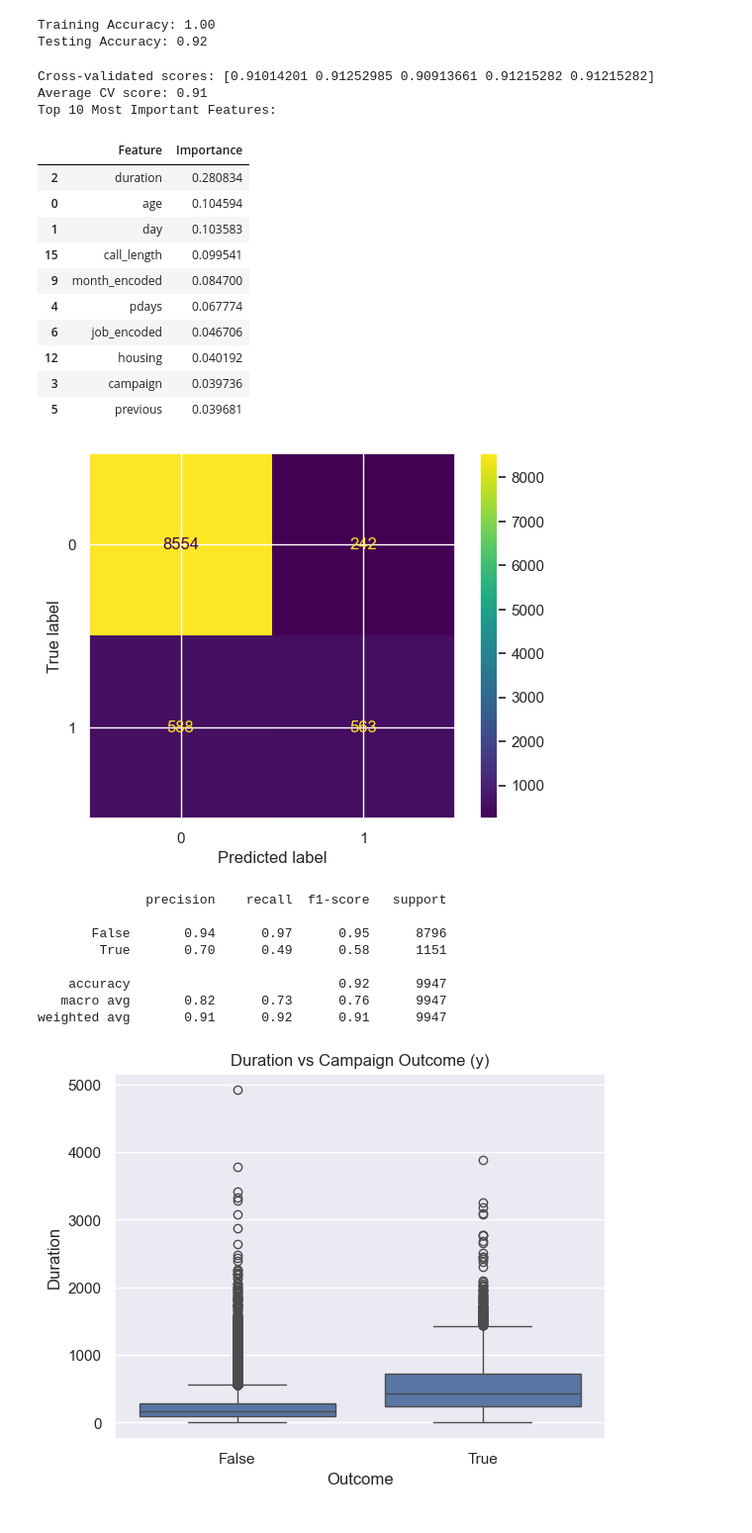
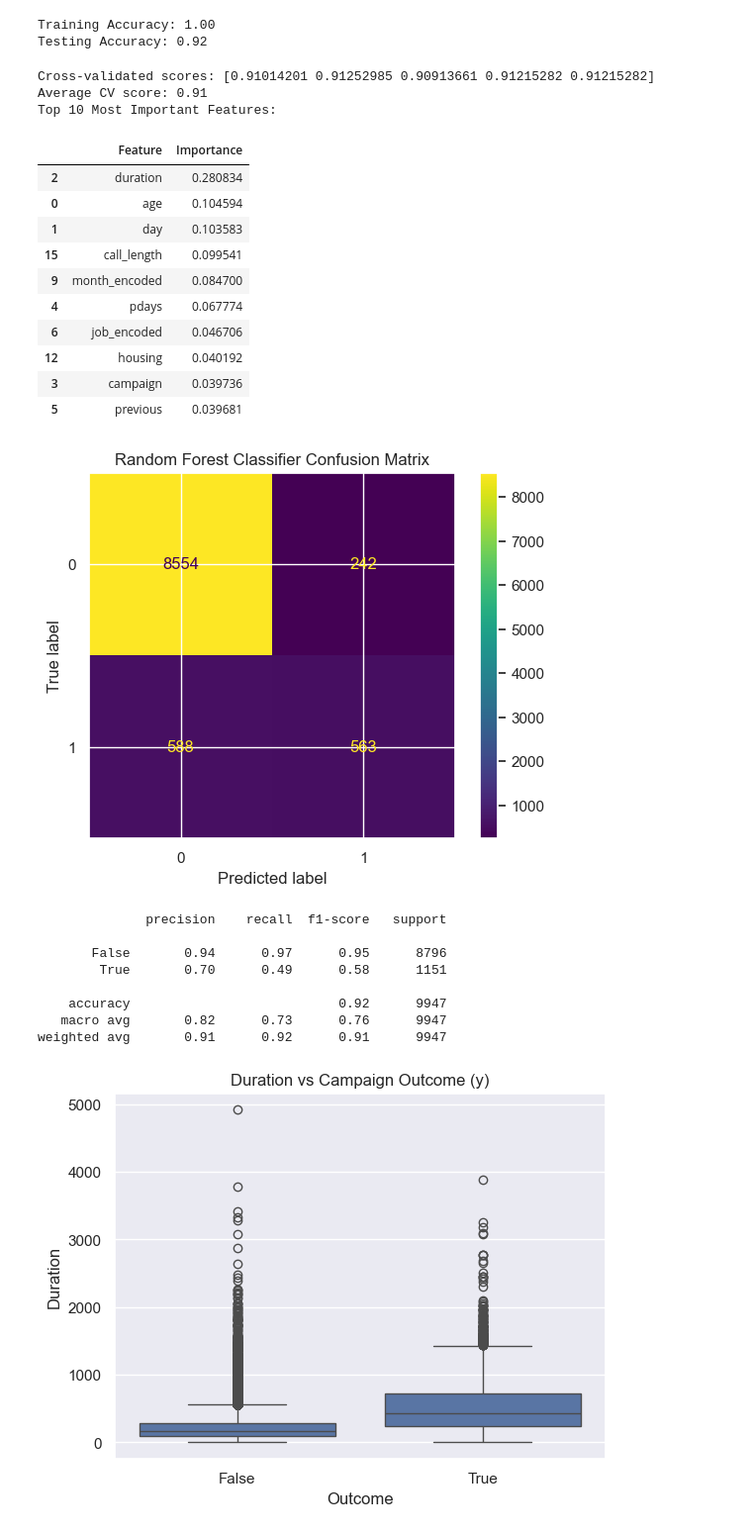
Before and after one commit to nandika-k/Data-Science-Project-2, a Jupyter notebook: Project 2.ipynb, the cells around one changed output. Shown at 99% size. Cells and saved outputs as stored; diff of their text form; code cells hidden in the pictures.

```diff
--- a/Project 2.ipynb
+++ b/Project 2.ipynb
@@ -649,6 +649,11 @@ print(y_train.shape)
 (39785, 16)
 (9947,)
 (39785,)
+# %%
+X_train_RFC = X_train
+X_test_RFC = X_test
+y_train_RFC = y_train
+y_test_RFC = y_test
 # %%
 from sklearn.metrics import accuracy_score
 from sklearn.metrics import confusion_matrix, ConfusionMatrixDisplay, classification_report
@@ -669,24 +674,24 @@ t = 150
 RFC = RandomForestClassifier(n_estimators=t, bootstrap=True, max_features=4, class_weight={0: 1, 1: 4}, random_state=42)
 
 #Train the model
-RFC.fit(X_train, y_train)
-y_predRFC = RFC.predict(X_test)
+RFC.fit(X_train_RFC, y_train_RFC)
+y_predRFC = RFC.predict(X_test_RFC)
 
 #Get training and testing accuracies
-train_accuracyRFC = RFC.score(X_train, y_train)
-test_accuracyRFC = RFC.score(X_test, y_test)
+train_accuracyRFC = RFC.score(X_train_RFC, y_train_RFC)
+test_accuracyRFC = RFC.score(X_test_RFC, y_test_RFC)
 print(f"Training Accuracy: {train_accuracyRFC:.2f}")
 print(f"Testing Accuracy: {test_accuracyRFC:.2f}")
 
 #Get the accuracy score
-accuracyRFC = accuracy_score(y_test, y_predRFC)
+accuracyRFC = accuracy_score(y_test_RFC, y_predRFC)
 # %% [output]
 Training Accuracy: 1.00
 Testing Accuracy: 0.92
 # %%
 from sklearn.model_selection import cross_val_score
 
-scores = cross_val_score(RFC, X_train, y_train, cv=5)
+scores = cross_val_score(RFC, X_train_RFC, y_train_RFC, cv=5)
 print(f"Cross-validated scores: {scores}")
 print(f"Average CV score: {scores.mean():.2f}")
 
@@ -696,37 +701,38 @@ feature_importances = pd.DataFrame({'Feature': X.columns, 'Importance': importan
 feature_importances = feature_importances.sort_values(by='Importance', ascending=False)
 # Display the 10 most important feature
 print("Top 10 Most Important Features:")
 display(feature_importances.head(10))
 
 print("\n\n\n")
 
 # Create and display confusion matrix
-cm = confusion_matrix(y_test, y_predRFC)
+cm = confusion_matrix(y_test_RFC, y_predRFC)
 disp = ConfusionMatrixDisplay(confusion_matrix=cm)
-disp.plot()
+disp.plot(cmap='viridis', colorbar=True)  # <- you can choose cmap here if you want
+plt.title('Random Forest Classifier Confusion Matrix')
 plt.show()
 
 print("\n\n\n")
 
 # Classification report to understand how accurate model is for different labels
-report = classification_report(y_test, y_predRFC)
+report = classification_report(y_test_RFC, y_predRFC)
 print(report)
 # %% [output]
 Cross-validated scores: [0.91014201 0.91252985 0.90913661 0.91215282 0.91215282]
 Average CV score: 0.91
 Top 10 Most Important Features:
 |  | Feature | Importance |
 | 2 | duration | 0.280834 |
 | 0 | age | 0.104594 |
 | 1 | day | 0.103583 |
 | 15 | call_length | 0.099541 |
 | 9 | month_encoded | 0.084700 |
 | 4 | pdays | 0.067774 |
 | 6 | job_encoded | 0.046706 |
 | 12 | housing | 0.040192 |
 | 3 | campaign | 0.039736 |
 | 5 | previous | 0.039681 |
-[figure, old version]
+[figure, new version]
               precision    recall  f1-score   support
 
        False       0.94      0.97      0.95      8796
```
Also changed, not shown: parts of 14 cells of this notebook.
